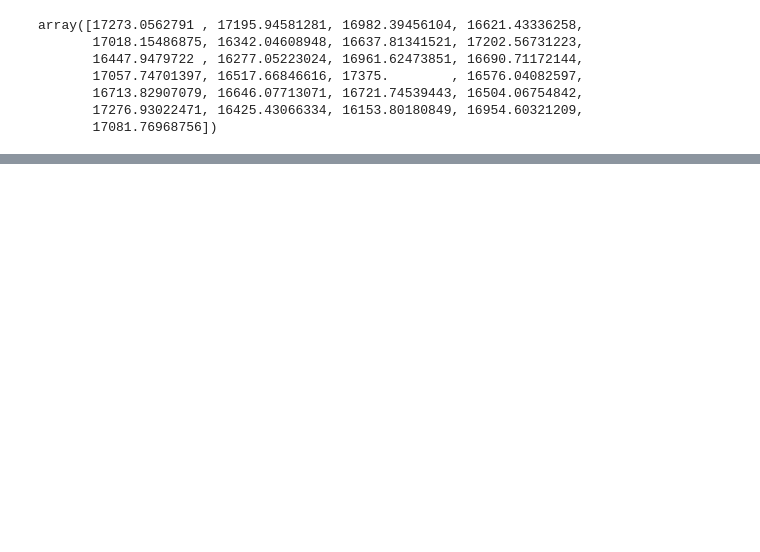
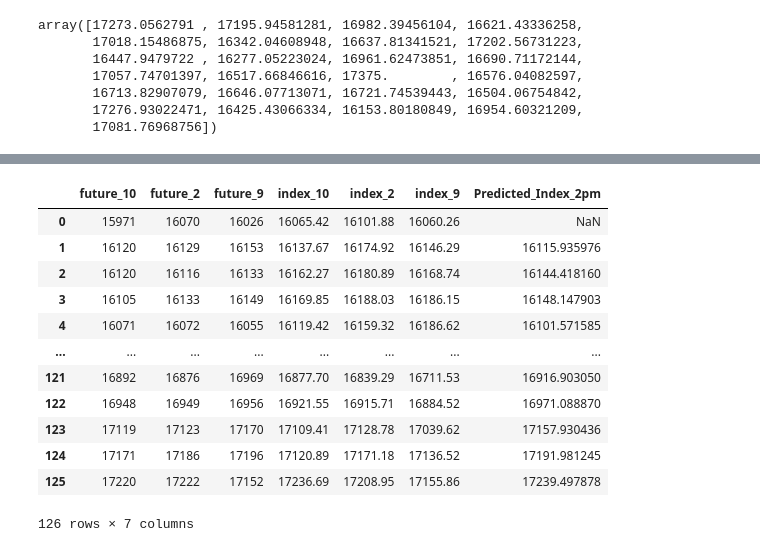
Before and after one commit to Spector3702/EasyGood-StockAI, a Jupyter notebook: models/GRU_10am.ipynb, the cells around one changed output, grey strips where cells are left out. Drawn from its saved outputs; the diff is of its cells as text; code cells hidden in the pictures; blank space fills up the shorter version.

Commit message:
save full gru prediction

```diff
--- a/models/GRU_10am.ipynb
+++ b/models/GRU_10am.ipynb
@@ -217,2 +217,4 @@ plt.show()
 # %%
 model.save("GRU_10am.h5")
+# %%
+predict_index_full = model.predict(X)
@@ -218,0 +223,25 @@ model.save("GRU_10am.h5")
+# %%
+predict_array_full = np.array(predict_index_full)
+dummy_array_full = np.zeros((len(predict_array_full), 6))
+dummy_array_full[:, 0] = predict_array_full.ravel()
+predict_inverse_transformed_full = scaler.inverse_transform(dummy_array_full)
+predict_origin_full = predict_inverse_transformed_full[:, 0]
+# %%
+predictions = np.concatenate([[np.nan], predict_origin_full])  # Prepend NaN for the first row
+# %%
+df['Predicted_Index_2pm'] = predictions
+df
+# %% [output]
+|  | future_10 | future_2 | future_9 | index_10 | index_2 | index_9 | Predicted_Index_2pm |
+| 0 | 15971 | 16070 | 16026 | 16065.42 | 16101.88 | 16060.26 | NaN |
+| 1 | 16120 | 16129 | 16153 | 16137.67 | 16174.92 | 16146.29 | 16115.935976 |
+| 2 | 16120 | 16116 | 16133 | 16162.27 | 16180.89 | 16168.74 | 16144.418160 |
+| 3 | 16105 | 16133 | 16149 | 16169.85 | 16188.03 | 16186.15 | 16148.147903 |
+| 4 | 16071 | 16072 | 16055 | 16119.42 | 16159.32 | 16186.62 | 16101.571585 |
+| ... | ... | ... | ... | ... | ... | ... | ... |
+| 121 | 16892 | 16876 | 16969 | 16877.70 | 16839.29 | 16711.53 | 16916.903050 |
+| 122 | 16948 | 16949 | 16956 | 16921.55 | 16915.71 | 16884.52 | 16971.088870 |
+| 123 | 17119 | 17123 | 17170 | 17109.41 | 17128.78 | 17039.62 | 17157.930436 |
+| 124 | 17171 | 17186 | 17196 | 17120.89 | 17171.18 | 17136.52 | 17191.981245 |
+| 125 | 17220 | 17222 | 17152 | 17236.69 | 17208.95 | 17155.86 | 17239.497878 |
+126 rows × 7 columns
```
Also changed, not shown: parts of 6 cells of this notebook.
